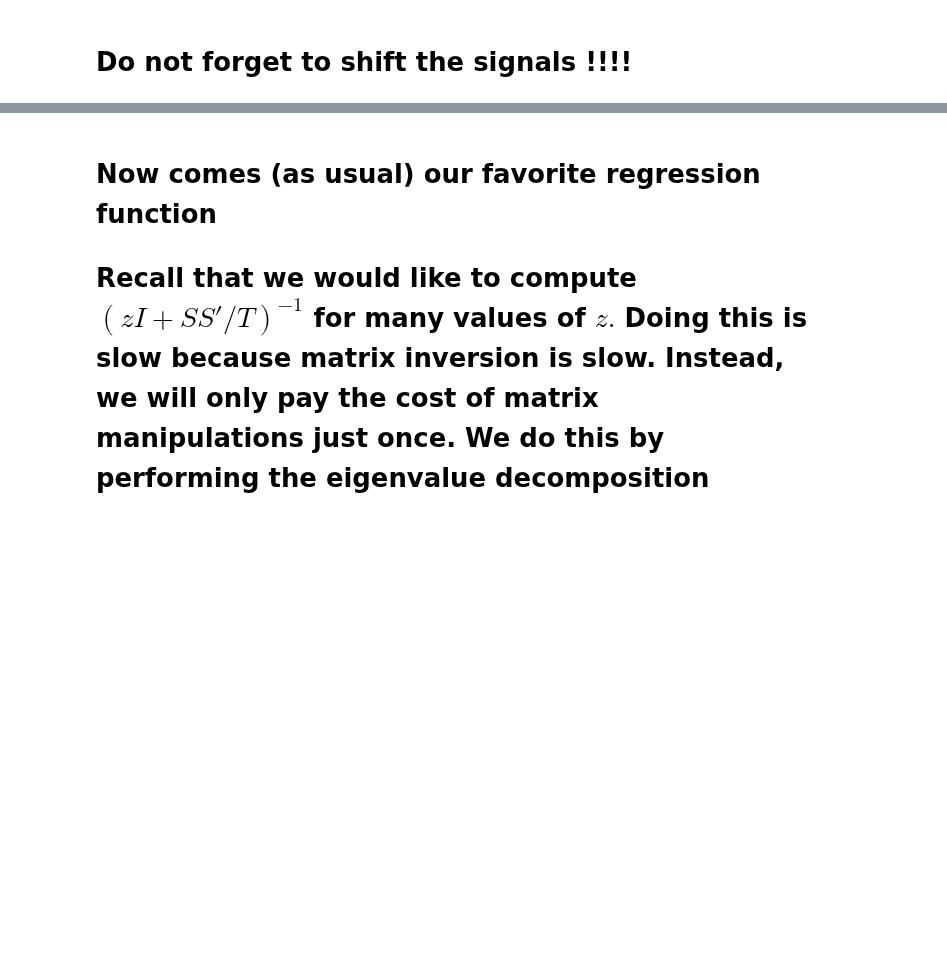
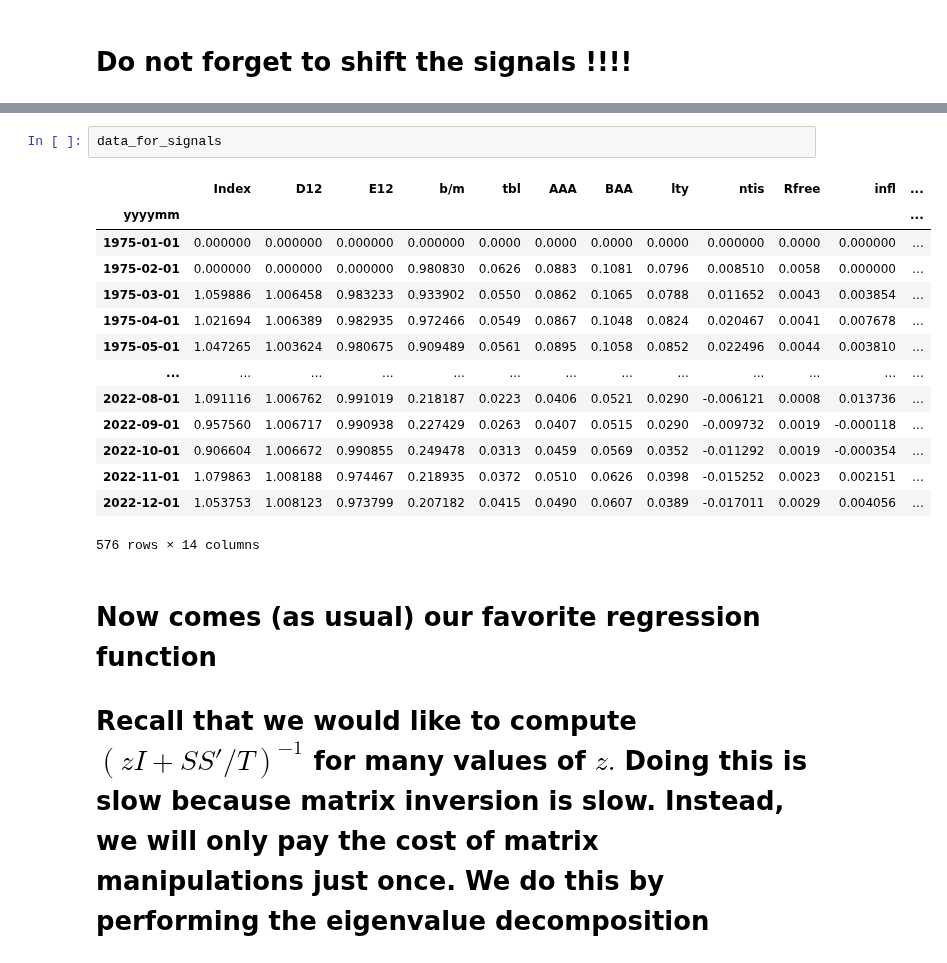
Before and after one commit to gagrawal009/FE5213-Quantitative-Macroeconomics-with-Python, a Jupyter notebook: notebooks/Random_Features_For_Goyal_Welch_Data.ipynb, the cells around one changed output, grey strips where cells are left out. Cells and saved outputs as stored; diff of their text form; blank space fills up the shorter version.

```diff
--- a/notebooks/Random_Features_For_Goyal_Welch_Data.ipynb
+++ b/notebooks/Random_Features_For_Goyal_Welch_Data.ipynb
@@ -112,3 +306,20 @@ data_for_signals.shape, data_for_signals.columns
+# %%
+data_for_signals
+# %% [output]
+|  | Index | D12 | E12 | b/m | tbl | AAA | BAA | lty | ntis | Rfree | infl | ... |
+| yyyymm |  |  |  |  |  |  |  |  |  |  |  | ... |
+| 1975-01-01 | 0.000000 | 0.000000 | 0.000000 | 0.000000 | 0.0000 | 0.0000 | 0.0000 | 0.0000 | 0.000000 | 0.0000 | 0.000000 | ... |
+| 1975-02-01 | 0.000000 | 0.000000 | 0.000000 | 0.980830 | 0.0626 | 0.0883 | 0.1081 | 0.0796 | 0.008510 | 0.0058 | 0.000000 | ... |
+| 1975-03-01 | 1.059886 | 1.006458 | 0.983233 | 0.933902 | 0.0550 | 0.0862 | 0.1065 | 0.0788 | 0.011652 | 0.0043 | 0.003854 | ... |
+| 1975-04-01 | 1.021694 | 1.006389 | 0.982935 | 0.972466 | 0.0549 | 0.0867 | 0.1048 | 0.0824 | 0.020467 | 0.0041 | 0.007678 | ... |
+| 1975-05-01 | 1.047265 | 1.003624 | 0.980675 | 0.909489 | 0.0561 | 0.0895 | 0.1058 | 0.0852 | 0.022496 | 0.0044 | 0.003810 | ... |
+| ... | ... | ... | ... | ... | ... | ... | ... | ... | ... | ... | ... | ... |
+| 2022-08-01 | 1.091116 | 1.006762 | 0.991019 | 0.218187 | 0.0223 | 0.0406 | 0.0521 | 0.0290 | -0.006121 | 0.0008 | 0.013736 | ... |
+| 2022-09-01 | 0.957560 | 1.006717 | 0.990938 | 0.227429 | 0.0263 | 0.0407 | 0.0515 | 0.0290 | -0.009732 | 0.0019 | -0.000118 | ... |
+| 2022-10-01 | 0.906604 | 1.006672 | 0.990855 | 0.249478 | 0.0313 | 0.0459 | 0.0569 | 0.0352 | -0.011292 | 0.0019 | -0.000354 | ... |
+| 2022-11-01 | 1.079863 | 1.008188 | 0.974467 | 0.218935 | 0.0372 | 0.0510 | 0.0626 | 0.0398 | -0.015252 | 0.0023 | 0.002151 | ... |
+| 2022-12-01 | 1.053753 | 1.008123 | 0.973799 | 0.207182 | 0.0415 | 0.0490 | 0.0607 | 0.0389 | -0.017011 | 0.0029 | 0.004056 | ... |
+576 rows × 14 columns
 # %% [markdown]
 # Now comes (as usual) our favorite regression function
 # Recall that we would like to compute $(zI+SS'/T)^{-1}$ for many values of $z.$ Doing this is slow because matrix inversion is slow. Instead, we will only pay the cost of matrix manipulations just once. We do this by performing the eigenvalue decomposition
```
Also changed, not shown: parts of 36 cells of this notebook.
